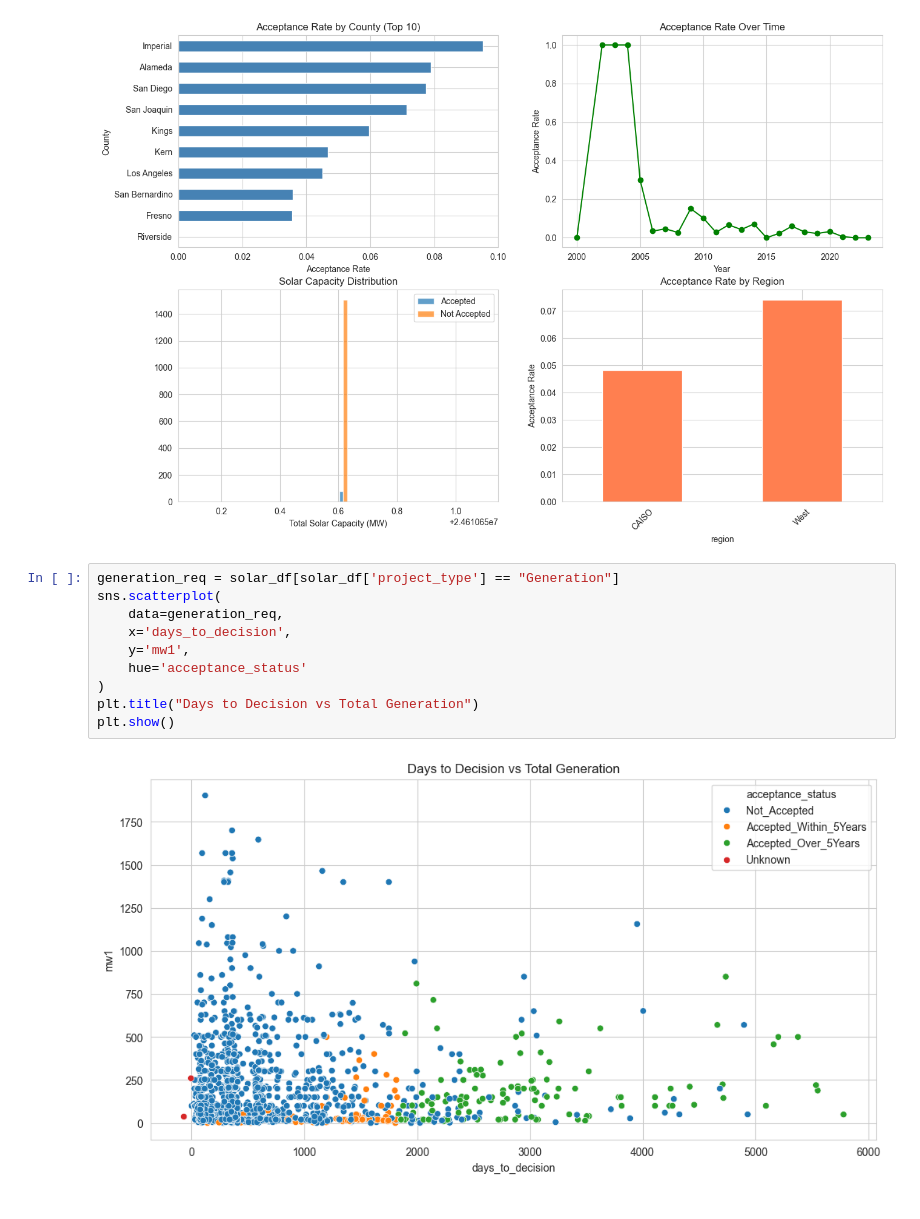
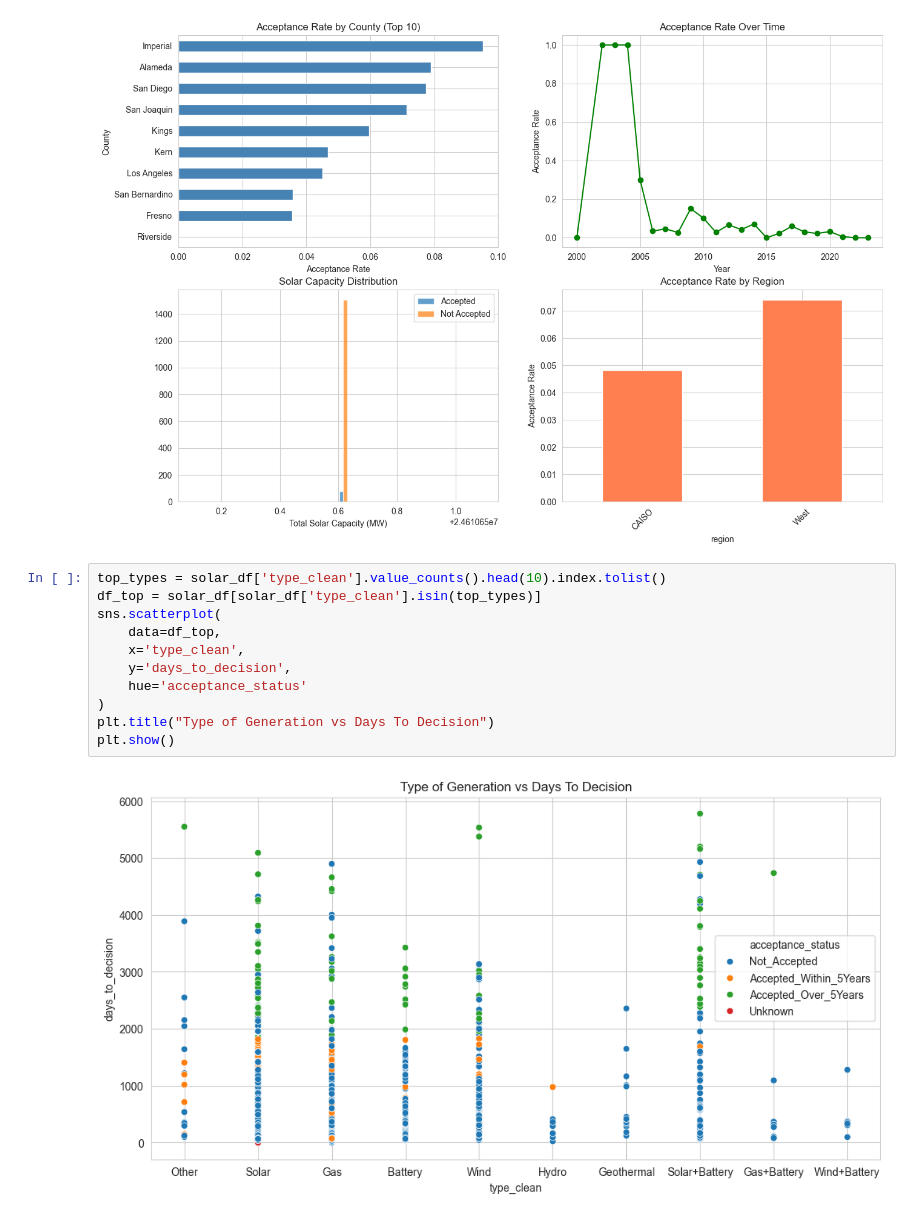
Before and after one commit to cloover7/interconnection-queue-predictions, a Jupyter notebook: fp_dataset.ipynb, the cells around one changed output. Saved outputs shown, nothing was run; the diff lists cells and outputs as text.

Commit message:
finished graphs

```diff
--- a/fp_dataset.ipynb
+++ b/fp_dataset.ipynb
@@ -564,14 +564,15 @@ Modeling dataset size: 1582
 Acceptance rate: 4.87%
 [figure]
 # %%
-generation_req = solar_df[solar_df['project_type'] == "Generation"]
+top_types = solar_df['type_clean'].value_counts().head(10).index.tolist()
+df_top = solar_df[solar_df['type_clean'].isin(top_types)]
 sns.scatterplot(
-    data=generation_req,
-    x='days_to_decision',
-    y='mw1',
+    data=df_top,
+    x='type_clean',
+    y='days_to_decision',
     hue='acceptance_status'
 )
-plt.title("Days to Decision vs Total Generation")
+plt.title("Type of Generation vs Days To Decision")
 plt.show()
 # %% [output]
-[figure, old version]
+[figure, new version]
```
Also changed, not shown: parts of 1 cell of this notebook.
